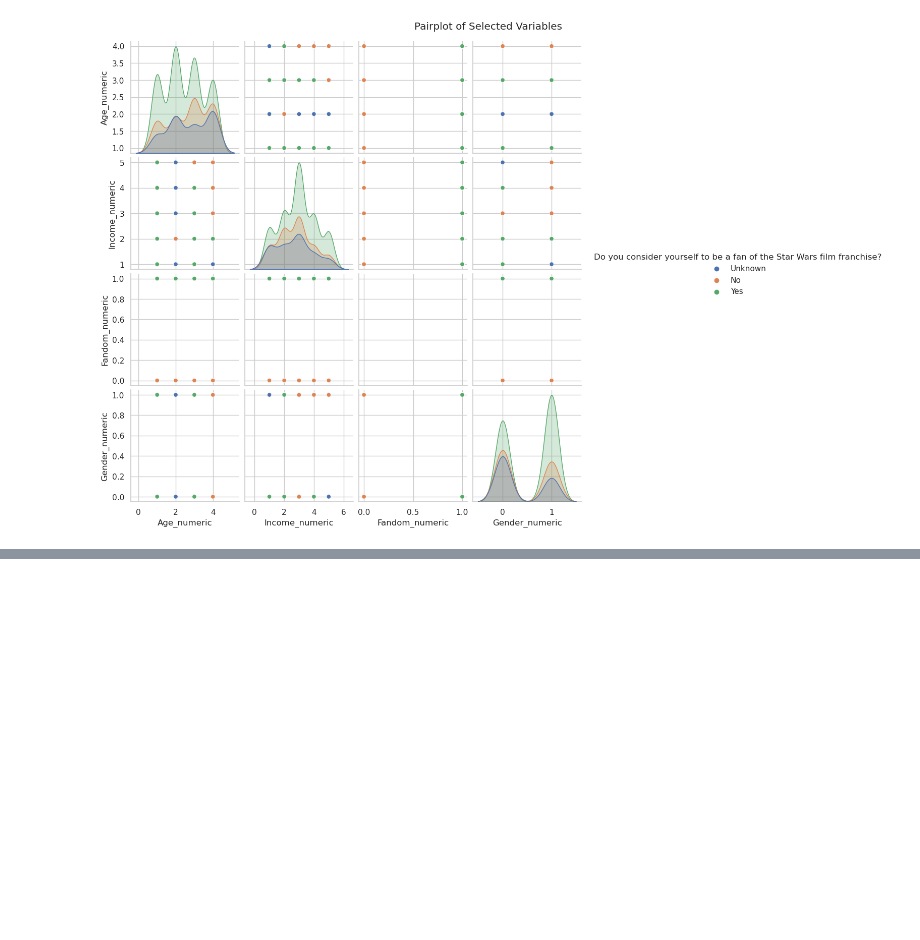
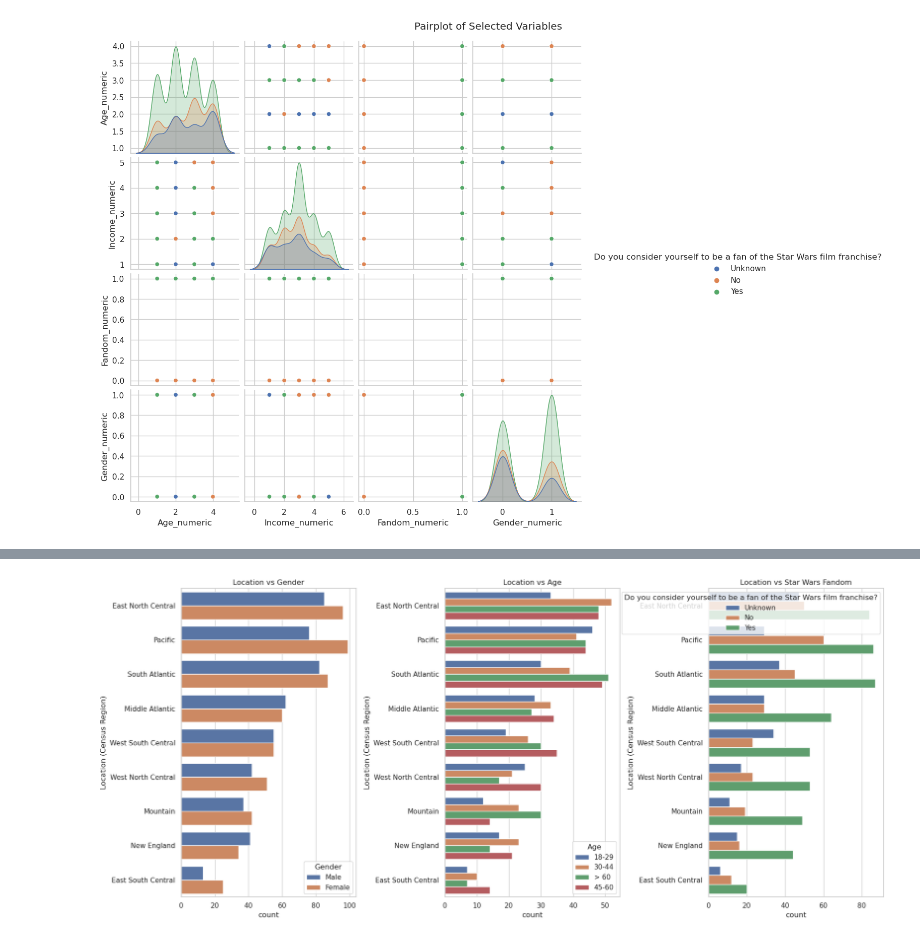
Before and after one commit to ehsanestaji/Exploratory-Data-Analysis-EDA, a Jupyter notebook: EDA-StarWars.ipynb, the cells around one changed output, grey strips where cells are left out. Cells and saved outputs as stored; diff of their text form; code cells hidden in the pictures; blank space fills up the shorter version.

```diff
--- a/EDA-StarWars.ipynb
+++ b/EDA-StarWars.ipynb
@@ -473,0 +582,20 @@ The Exploratory Data Analysis provided valuable insights into the demographics a
+# %%
+# Set up the matplotlib figure
+fig, axes = plt.subplots(1, 3, figsize=(18, 8))
+
+# 1. Correlation between Location and Gender
+sns.countplot(y='Location (Census Region)', hue='Gender', data=df, ax=axes[0], order=df['Location (Census Region)'].value_counts().index)
+axes[0].set_title('Location vs Gender')
+
+# 2. Correlation between Location and Age
+sns.countplot(y='Location (Census Region)', hue='Age', data=df, ax=axes[1], order=df['Location (Census Region)'].value_counts().index)
+axes[1].set_title('Location vs Age')
+
+# 3. Correlation between Location and Star Wars Fandom
+sns.countplot(y='Location (Census Region)', hue='Do you consider yourself to be a fan of the Star Wars film franchise?', data=df, ax=axes[2], order=df['Location (Census Region)'].value_counts().index)
+axes[2].set_title('Location vs Star Wars Fandom')
+
+plt.tight_layout()
+plt.show()
+# %% [output]
+[figure, added]
```
Also changed, not shown: parts of 35 cells of this notebook, 1 other file.
